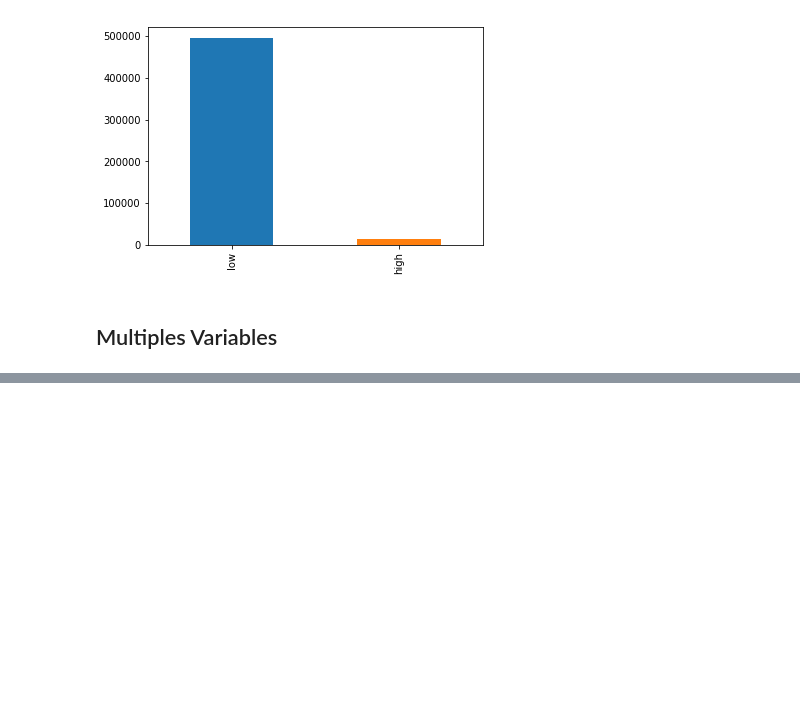
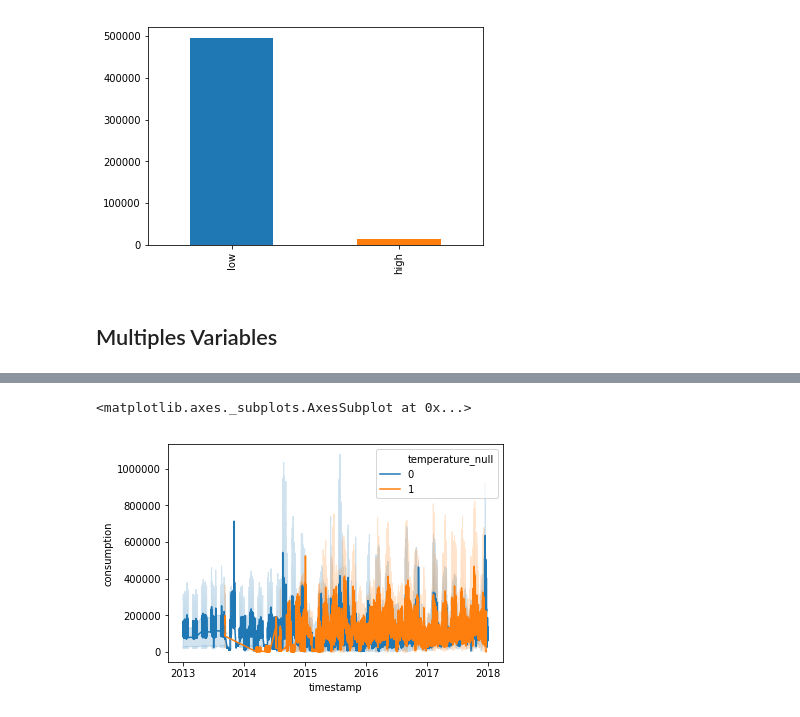
Before and after one commit to G94/notebooks_examples, a Jupyter notebook: drivendata_competitions/Cold Start Energy_EDA.ipynb, the cells around one changed output, grey strips where cells are left out. Saved outputs shown, nothing was run; the diff lists cells and outputs as text; code cells hidden in the pictures; blank space fills up the shorter version.

```diff
--- a/drivendata_competitions/Cold Start Energy_EDA.ipynb
+++ b/drivendata_competitions/Cold Start Energy_EDA.ipynb
@@ -245,0 +249,2 @@ IndexError: Inconsistent shape between the condition and the input (got (7, 1) a
+# %%
+data["temperature_null"] =  (pd.isnull(data.temperature)).astype(int)
@@ -245,0 +257,7 @@ IndexError: Inconsistent shape between the condition and the input (got (7, 1) a
+# %%
+sns.lineplot(x="timestamp", y="consumption",
+             hue="temperature_null",
+             data=data)
+# %% [output]
+<matplotlib.axes._subplots.AxesSubplot at 0x...>
+[figure, added]
```
Also changed, not shown: parts of 19 cells of this notebook.
